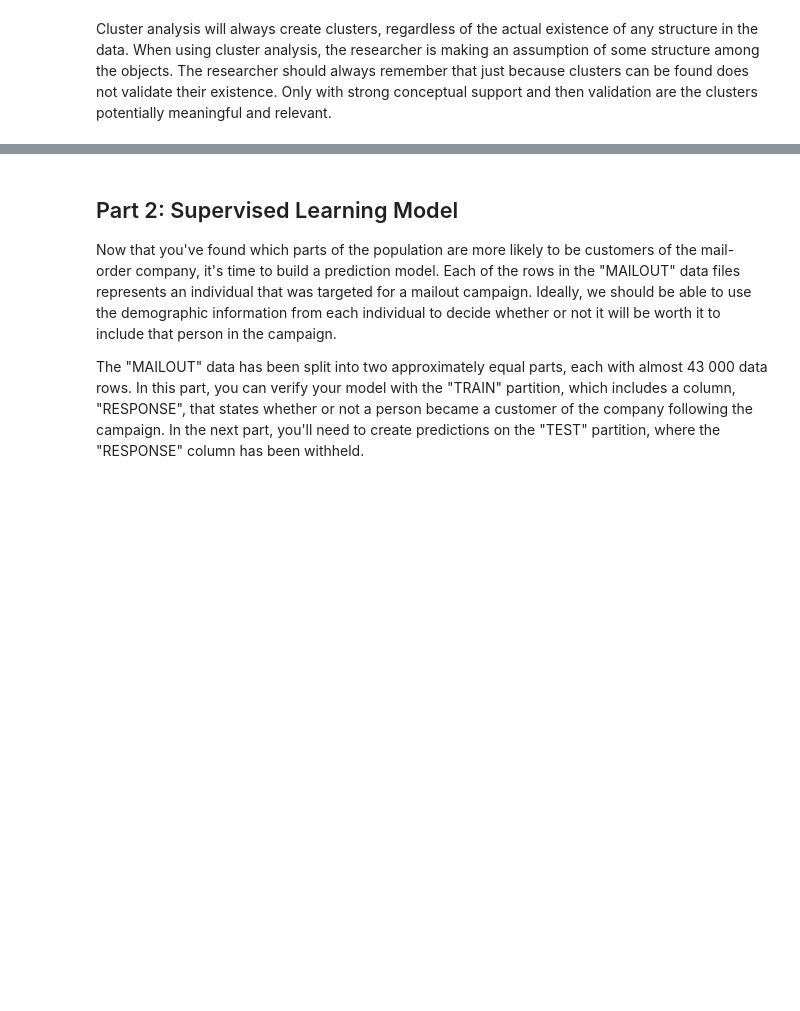
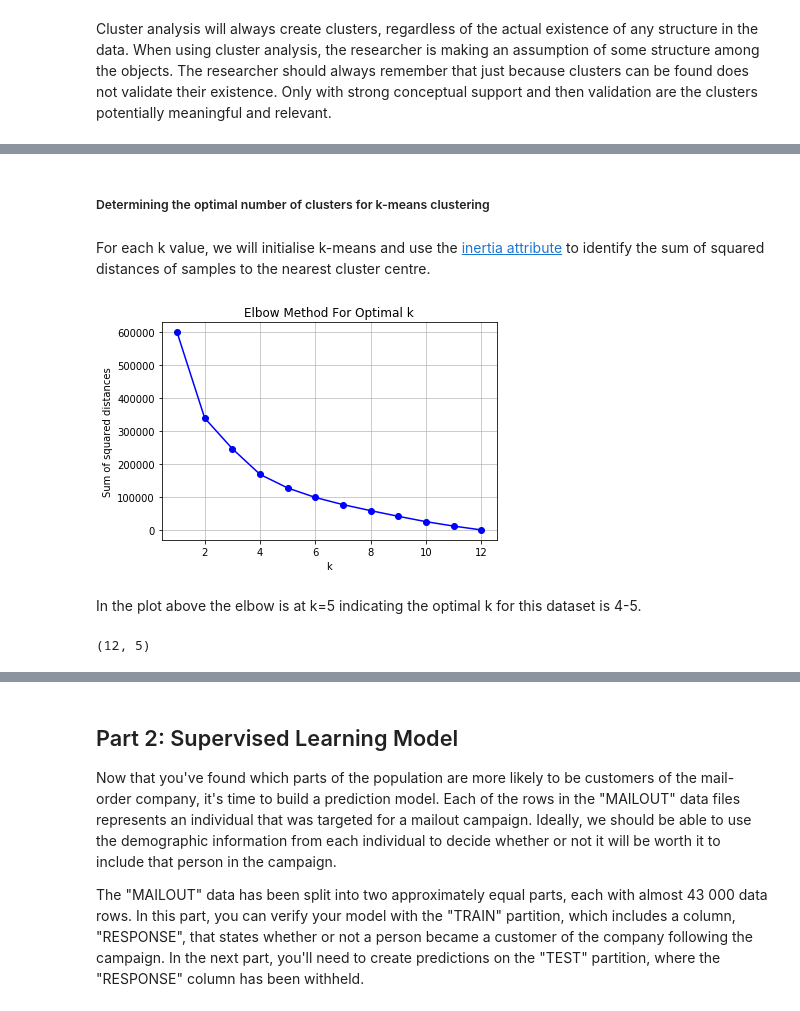
Before and after one commit to keyvantaj/Capstone_Project, a Jupyter notebook: Arvato Project Workbook.ipynb, the cells around one changed output, grey strips where cells are left out. Cells and saved outputs as stored; diff of their text form; code cells hidden in the pictures; blank space fills up the shorter version.

```diff
--- a/Arvato Project Workbook.ipynb
+++ b/Arvato Project Workbook.ipynb
@@ -866,0 +881,2 @@ and then validation are the clusters potentially meaningful and relevant.
+# %%
+reduced_customers = pd.read_pickle("reduced_customers.pkl")
@@ -866,0 +885,24 @@ and then validation are the clusters potentially meaningful and relevant.
+# %%
+reduced_customers_T = reduced_customers.reset_index().drop('LNR', axis=1).T
+# %% [markdown]
+##### Determining the optimal number of clusters for k-means clustering
+# %% [markdown]
+For each k value, we will initialise k-means and use the [inertia attribute](https://scikit-learn.org/stable/modules/generated/sklearn.cluster.KMeans.html)  to identify the sum of squared distances of samples to the nearest cluster centre.
+# %%
+Sum_of_squared_distances = []
+K = range(1,13)
+for k in K:
+    km = KMeans(n_clusters=k)
+    km = km.fit(reduced_customers_T)
+    Sum_of_squared_distances.append(km.inertia_)
+# %%
+plt.plot(K, Sum_of_squared_distances, 'bo-')
+plt.xlabel('k')
+plt.ylabel('Sum of squared distances')
+plt.title('Elbow Method For Optimal k')
+plt.grid(alpha=0.8)
+plt.show()
+# %% [output]
+[figure, added]
+# %% [markdown]
+In the plot above the elbow is at k=5 indicating the optimal k for this dataset is 4-5.
@@ -866,0 +915,4 @@ and then validation are the clusters potentially meaningful and relevant.
+# %%
+clustered_df.shape
+# %% [output]
+(12, 5)
```
Also changed, not shown: parts of 51 cells of this notebook.
